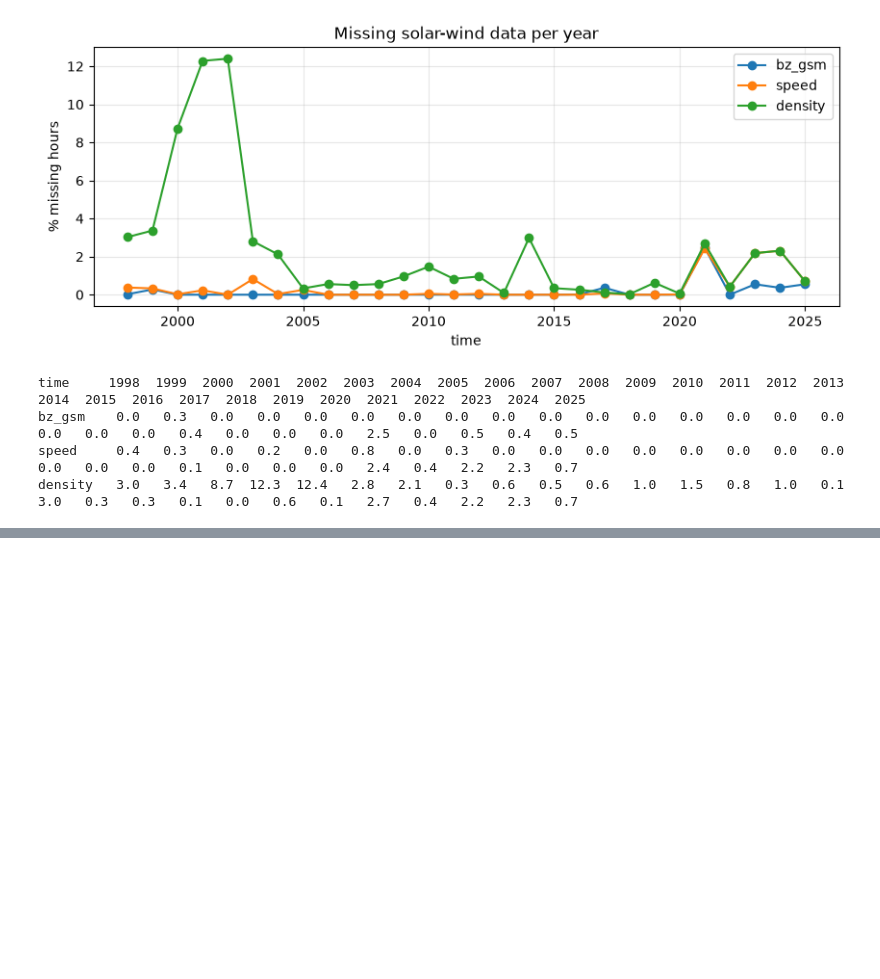
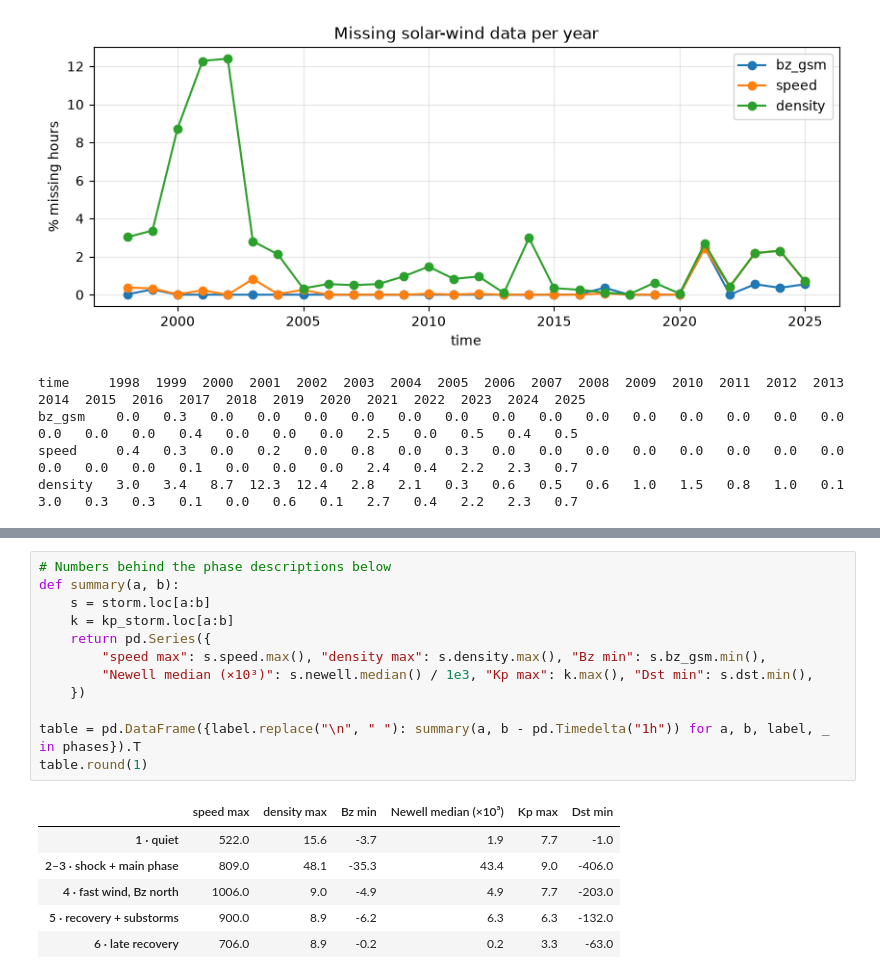
Before and after one commit to beyza1tozman/aurora-forecast, a Jupyter notebook: notebooks/01_eda.ipynb, the cells around one changed output, grey strips where cells are left out. Cells and saved outputs as stored; diff of their text form; blank space fills up the shorter version.

```diff
--- a/notebooks/01_eda.ipynb
+++ b/notebooks/01_eda.ipynb
@@ -187,0 +258,19 @@ density   3.0   3.4   8.7  12.3  12.4   2.8   2.1   0.3   0.6   0.5   0.6   1.0
+# %%
+# Numbers behind the phase descriptions below
+def summary(a, b):
+    s = storm.loc[a:b]
+    k = kp_storm.loc[a:b]
+    return pd.Series({
+        "speed max": s.speed.max(), "density max": s.density.max(), "Bz min": s.bz_gsm.min(),
+        "Newell median (×10³)": s.newell.median() / 1e3, "Kp max": k.max(), "Dst min": s.dst.min(),
+    })
+
+table = pd.DataFrame({label.replace("\n", " "): summary(a, b - pd.Timedelta("1h")) for a, b, label, _ in phases}).T
+table.round(1)
+# %% [output]
+|  | speed max | density max | Bz min | Newell median (×10³) | Kp max | Dst min |
+| 1 · quiet | 522.0 | 15.6 | -3.7 | 1.9 | 7.7 | -1.0 |
+| 2–3 · shock + main phase | 809.0 | 48.1 | -35.3 | 43.4 | 9.0 | -406.0 |
+| 4 · fast wind, Bz north | 1006.0 | 9.0 | -4.9 | 4.9 | 7.7 | -203.0 |
+| 5 · recovery + substorms | 900.0 | 8.9 | -6.2 | 6.3 | 6.3 | -132.0 |
+| 6 · late recovery | 706.0 | 8.9 | -0.2 | 0.2 | 3.3 | -63.0 |
```
Also changed, not shown: parts of 5 cells of this notebook, 1 other file.
